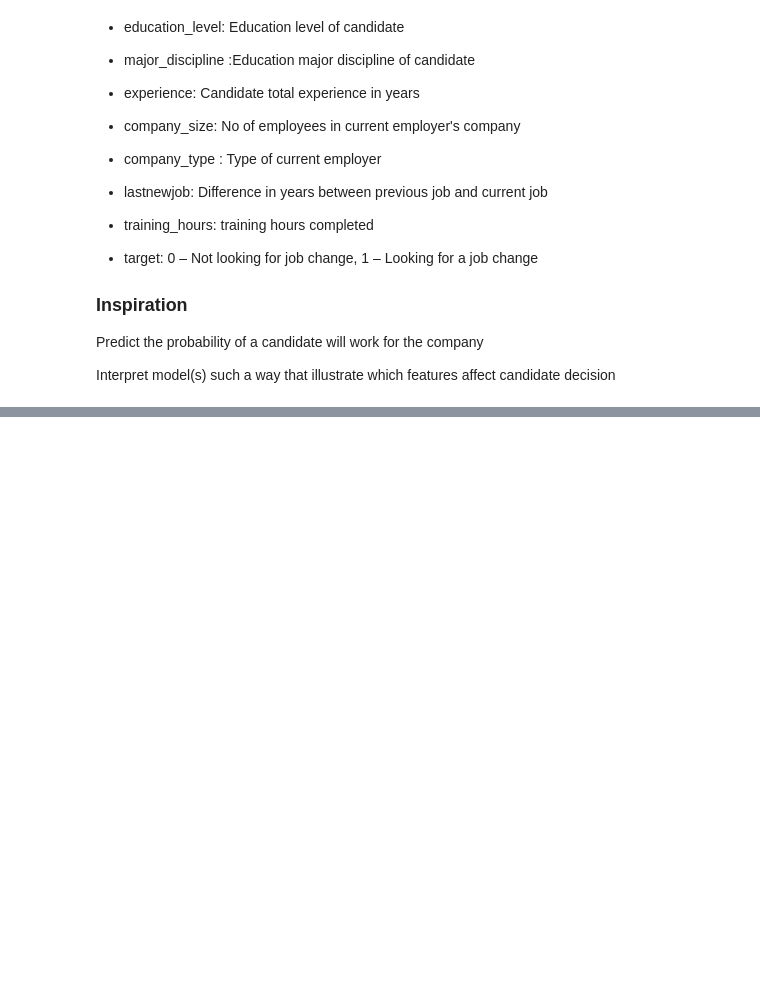
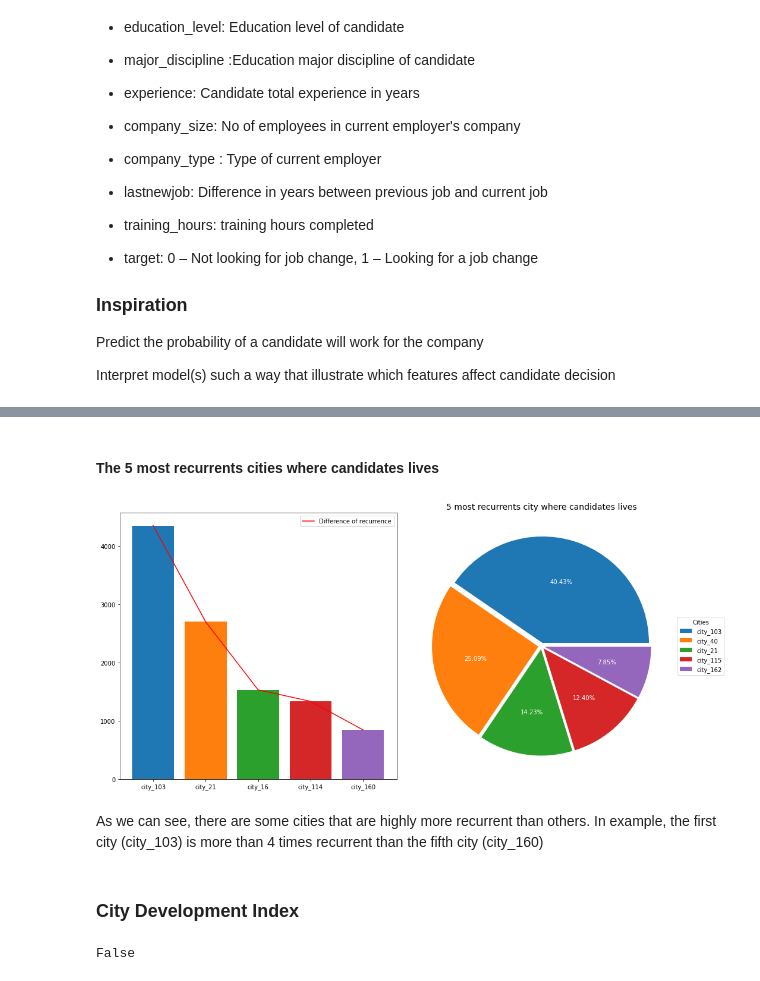
Before and after one commit to ftarantuviez/HR-Analytics-Job-Change-of-Data-Scientists, a Jupyter notebook: HR Analytics - Job Change of Data Scientists.ipynb, the cells around one changed output, grey strips where cells are left out. Drawn from its saved outputs; the diff is of its cells as text; code cells hidden in the pictures; blank space fills up the shorter version.

```diff
--- a/HR Analytics - Job Change of Data Scientists.ipynb
+++ b/HR Analytics - Job Change of Data Scientists.ipynb
@@ -40,0 +54,2 @@ Interpret model(s) such a way that illustrate which features affect candidate de
+# %%
+colors = sns.color_palette()
@@ -40,0 +58,3 @@ Interpret model(s) such a way that illustrate which features affect candidate de
+# %%
+df_train = pd.read_csv("./datasets/aug_train.csv")
+df_train.head()
@@ -40,0 +92,3 @@ Interpret model(s) such a way that illustrate which features affect candidate de
+# %%
+value_counts = df_train["city"].value_counts()
+value_counts
@@ -40,0 +108,28 @@ Interpret model(s) such a way that illustrate which features affect candidate de
+# %% [markdown]
+#### The 5 most recurrents cities where candidates lives
+# %%
+fig, (ax1, ax2) = plt.subplots(1,2,figsize=(15,7))
+five_cities_count = value_counts[:5]
+five_cities_labels = df_train["city"][:5]
+
+ax1.bar(height=five_cities_count, x=five_cities_labels, color=colors)
+five_cities_count.plot(ax=ax1, color="red", label="Difference of recurrence")
+ax1.legend()
+
+wedges, texts, autotexts = ax2.pie(x=five_cities_count, autopct='%1.2f%%', textprops=dict(color="w"), explode=[0.03]*5)
+ax2.legend(wedges, five_cities_labels,
+          title="Cities",
+          loc="center left",
+          bbox_to_anchor=(1, 0, 0.5, 1))
+plt.title("5 most recurrents city where candidates lives", fontsize=14)
+plt.tight_layout()
+# %% [output]
+[figure, added]
+# %% [markdown]
+As we can see, there are some cities that are highly more recurrent than others. In example, the first city (city_103) is more than 4 times recurrent than the fifth city (city_160)
+# %% [markdown]
+### City Development Index
+# %%
+df_train["city_development_index"].isna().any()
+# %% [output]
+False
```
Also changed, not shown: parts of 64 cells of this notebook.
